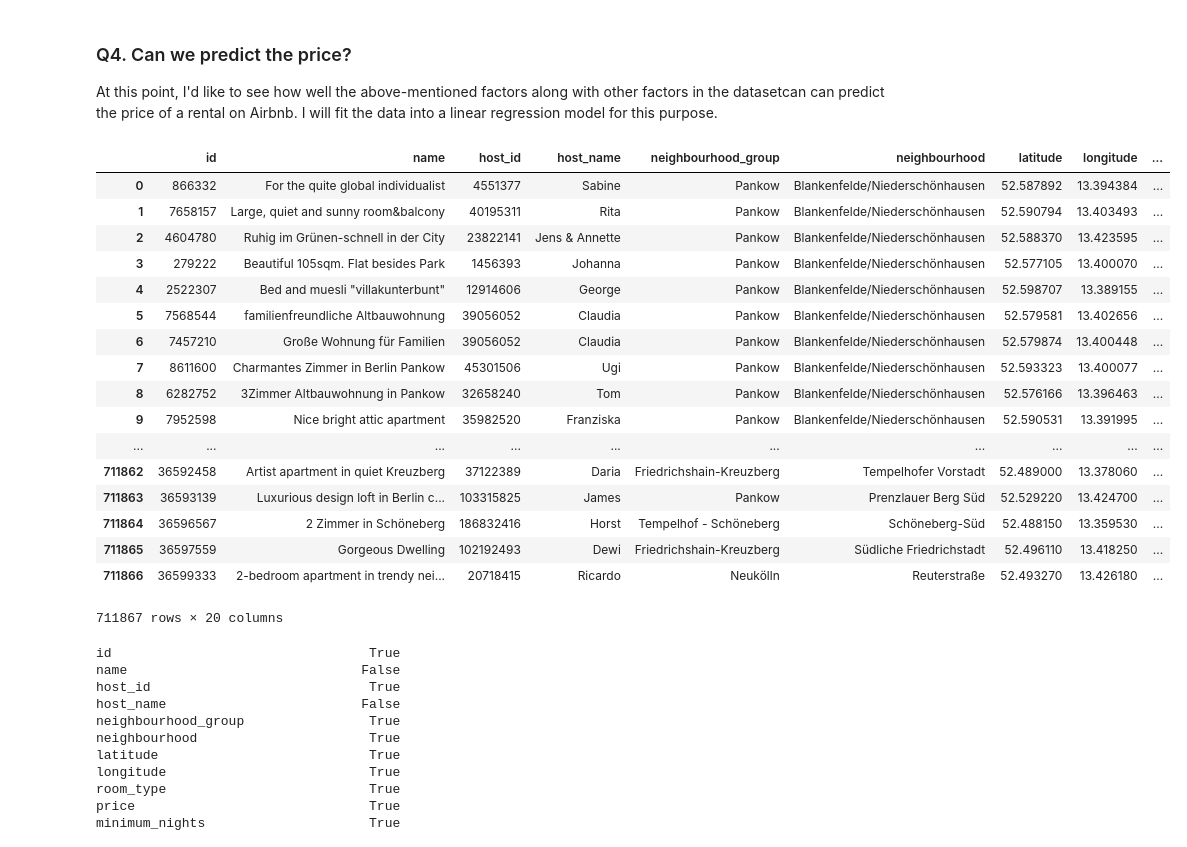
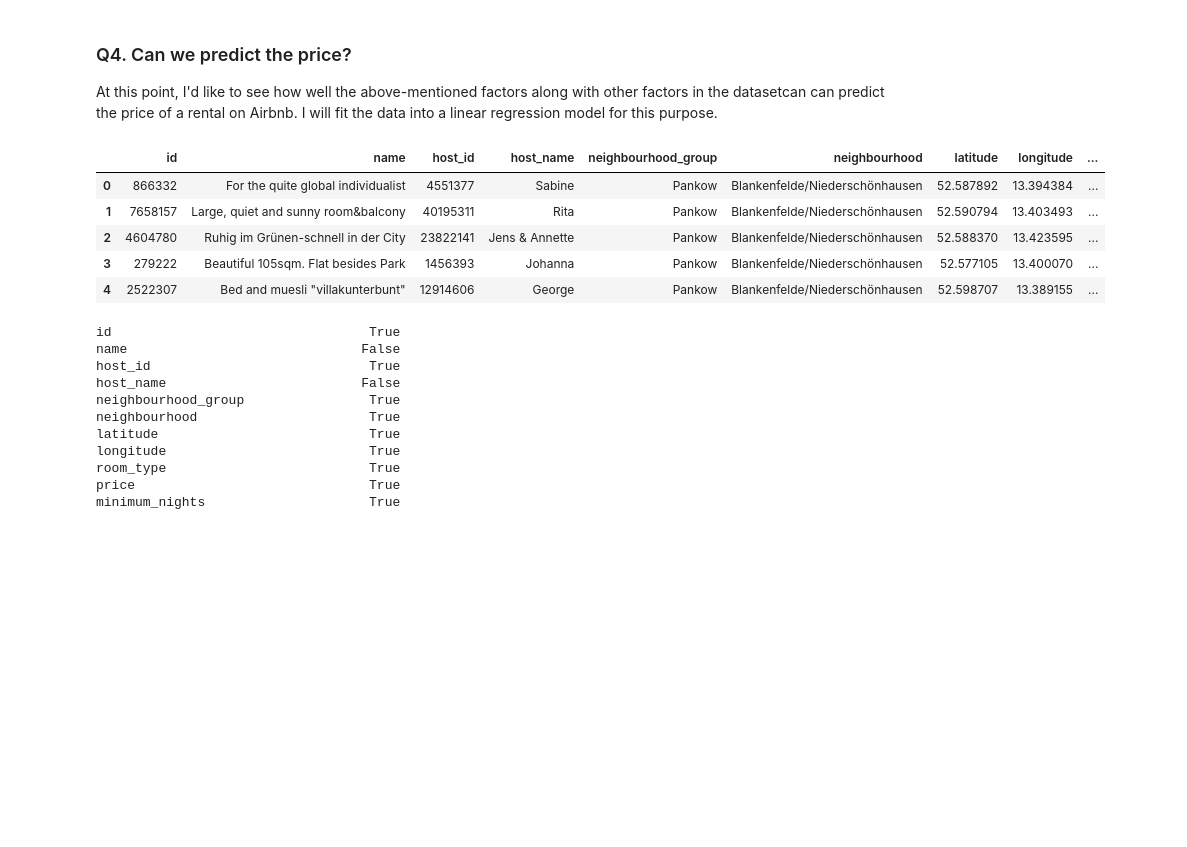
Before and after one commit to Kilie/berlin_airbnb, a Jupyter notebook: berlin_airbnb.ipynb, the cells around one changed output. Drawn from its saved outputs; the diff is of its cells as text; code cells hidden in the pictures; blank space fills up the shorter version.

```diff
--- a/berlin_airbnb.ipynb
+++ b/berlin_airbnb.ipynb
@@ -372,26 +372,14 @@ If you are looking for entire home/aptments, then Friedrichshain-Kreuzberg and M
 At this point, I'd like to see how well the above-mentioned factors along with other factors in the datasetcan can predict the price of a rental on Airbnb. I will fit the data into a linear regression model for this purpose.
 # %%
 # Let's take another look at the data again
-df
+df.head()
 # %% [output]
 |  | id | name | host_id | host_name | neighbourhood_group | neighbourhood | latitude | longitude | ... |
 | 0 | 866332 | For the quite global individualist | 4551377 | Sabine | Pankow | Blankenfelde/Niederschönhausen | 52.587892 | 13.394384 | ... |
 | 1 | 7658157 | Large, quiet and sunny room&balcony | 40195311 | Rita | Pankow | Blankenfelde/Niederschönhausen | 52.590794 | 13.403493 | ... |
 | 2 | 4604780 | Ruhig im Grünen-schnell in der City | 23822141 | Jens & Annette | Pankow | Blankenfelde/Niederschönhausen | 52.588370 | 13.423595 | ... |
 | 3 | 279222 | Beautiful 105sqm. Flat besides Park | 1456393 | Johanna | Pankow | Blankenfelde/Niederschönhausen | 52.577105 | 13.400070 | ... |
 | 4 | 2522307 | Bed and muesli "villakunterbunt" | 12914606 | George | Pankow | Blankenfelde/Niederschönhausen | 52.598707 | 13.389155 | ... |
-| 5 | 7568544 | familienfreundliche Altbauwohnung | 39056052 | Claudia | Pankow | Blankenfelde/Niederschönhausen | 52.579581 | 13.402656 | ... |
-| 6 | 7457210 | Große Wohnung für Familien | 39056052 | Claudia | Pankow | Blankenfelde/Niederschönhausen | 52.579874 | 13.400448 | ... |
-| 7 | 8611600 | Charmantes Zimmer in Berlin Pankow | 45301506 | Ugi | Pankow | Blankenfelde/Niederschönhausen | 52.593323 | 13.400077 | ... |
-| 8 | 6282752 | 3Zimmer Altbauwohnung in Pankow | 32658240 | Tom | Pankow | Blankenfelde/Niederschönhausen | 52.576166 | 13.396463 | ... |
-| 9 | 7952598 | Nice bright attic apartment | 35982520 | Franziska | Pankow | Blankenfelde/Niederschönhausen | 52.590531 | 13.391995 | ... |
-| ... | ... | ... | ... | ... | ... | ... | ... | ... | ... |
-| 711862 | 36592458 | Artist apartment in quiet Kreuzberg | 37122389 | Daria | Friedrichshain-Kreuzberg | Tempelhofer Vorstadt | 52.489000 | 13.378060 | ... |
-| 711863 | 36593139 | Luxurious design loft in Berlin c... | 103315825 | James | Pankow | Prenzlauer Berg Süd | 52.529220 | 13.424700 | ... |
-| 711864 | 36596567 | 2 Zimmer in Schöneberg | 186832416 | Horst | Tempelhof - Schöneberg | Schöneberg-Süd | 52.488150 | 13.359530 | ... |
-| 711865 | 36597559 | Gorgeous Dwelling | 102192493 | Dewi | Friedrichshain-Kreuzberg | Südliche Friedrichstadt | 52.496110 | 13.418250 | ... |
-| 711866 | 36599333 | 2-bedroom apartment in trendy nei... | 20718415 | Ricardo | Neukölln | Reuterstraße | 52.493270 | 13.426180 | ... |
-711867 rows × 20 columns
 # %%
 # Remember that there are missing values in some columns, let's take a look at that again
 df.isnull().mean() == 0
```
Also changed, not shown: parts of 2 cells of this notebook.
